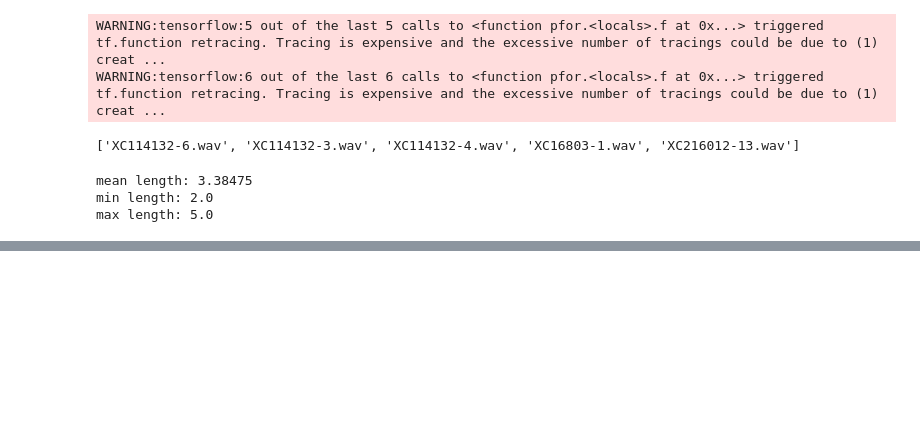
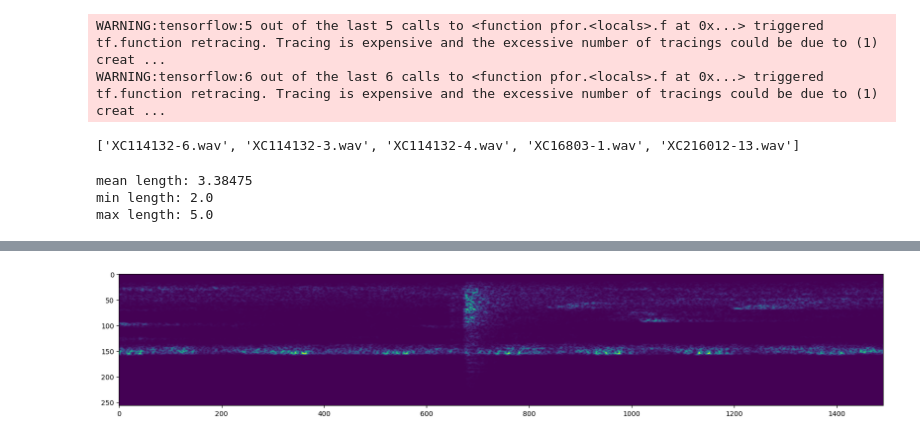
Before and after one commit to v-zeng/python_projects, a Jupyter notebook: tf_audio_classifier.ipynb, the cells around one changed output, grey strips where cells are left out. Cells and saved outputs as stored; diff of their text form; code cells hidden in the pictures; blank space fills up the shorter version.

```diff
--- a/tf_audio_classifier.ipynb
+++ b/tf_audio_classifier.ipynb
@@ -129,0 +170,9 @@ max length: 5.0
+# %%
+# take a look at negative example from pipeline
+filepath, label = negatives.shuffle(buffer_size=10000).as_numpy_iterator().next()
+spectrogram, label = preprocess(filepath, label)
+plt.figure(figsize=(20,15))
+plt.imshow(tf.transpose(spectrogram)[0])
+plt.show()
+# %% [output]
+[figure, added]
```
Also changed, not shown: parts of 11 cells of this notebook.
